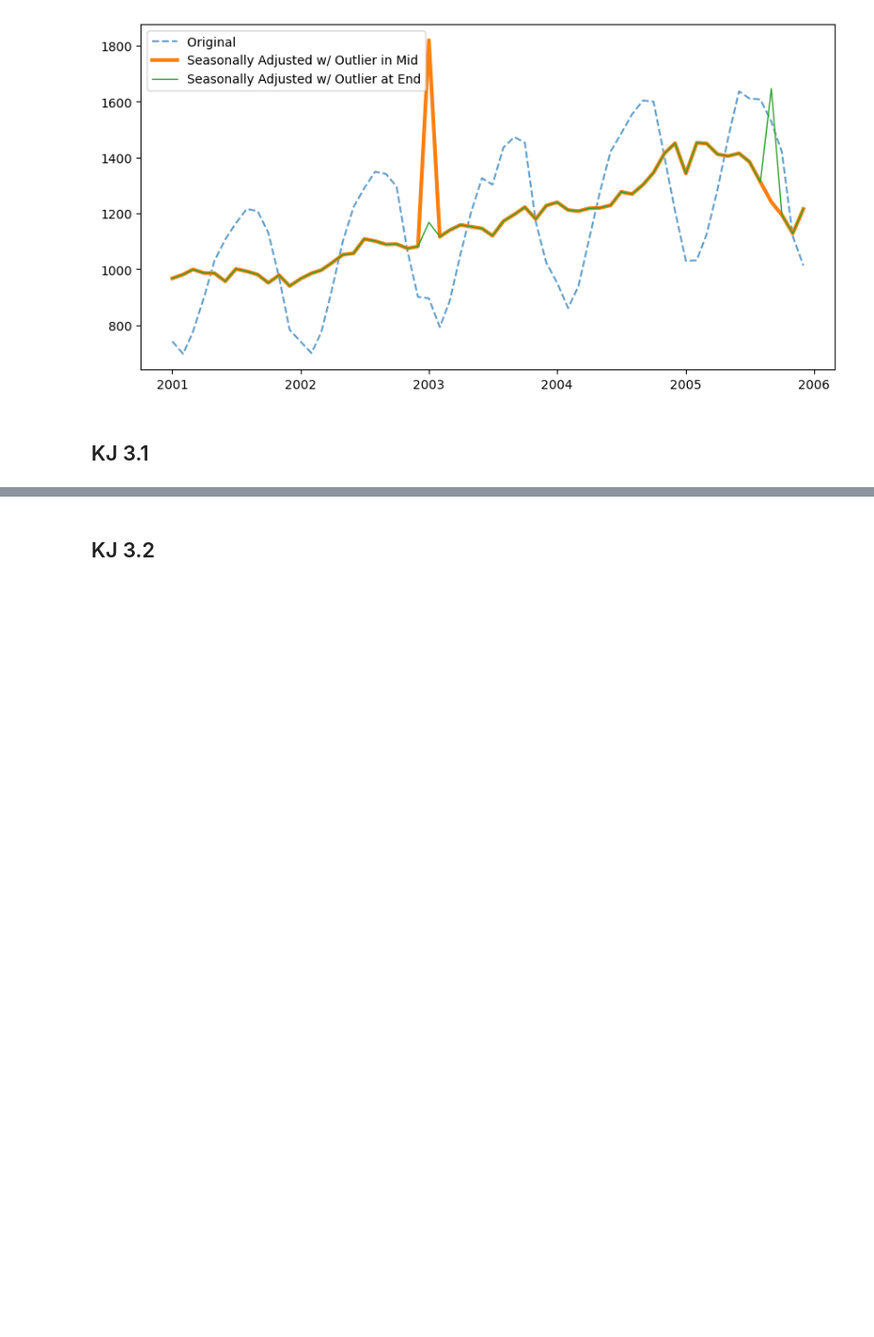
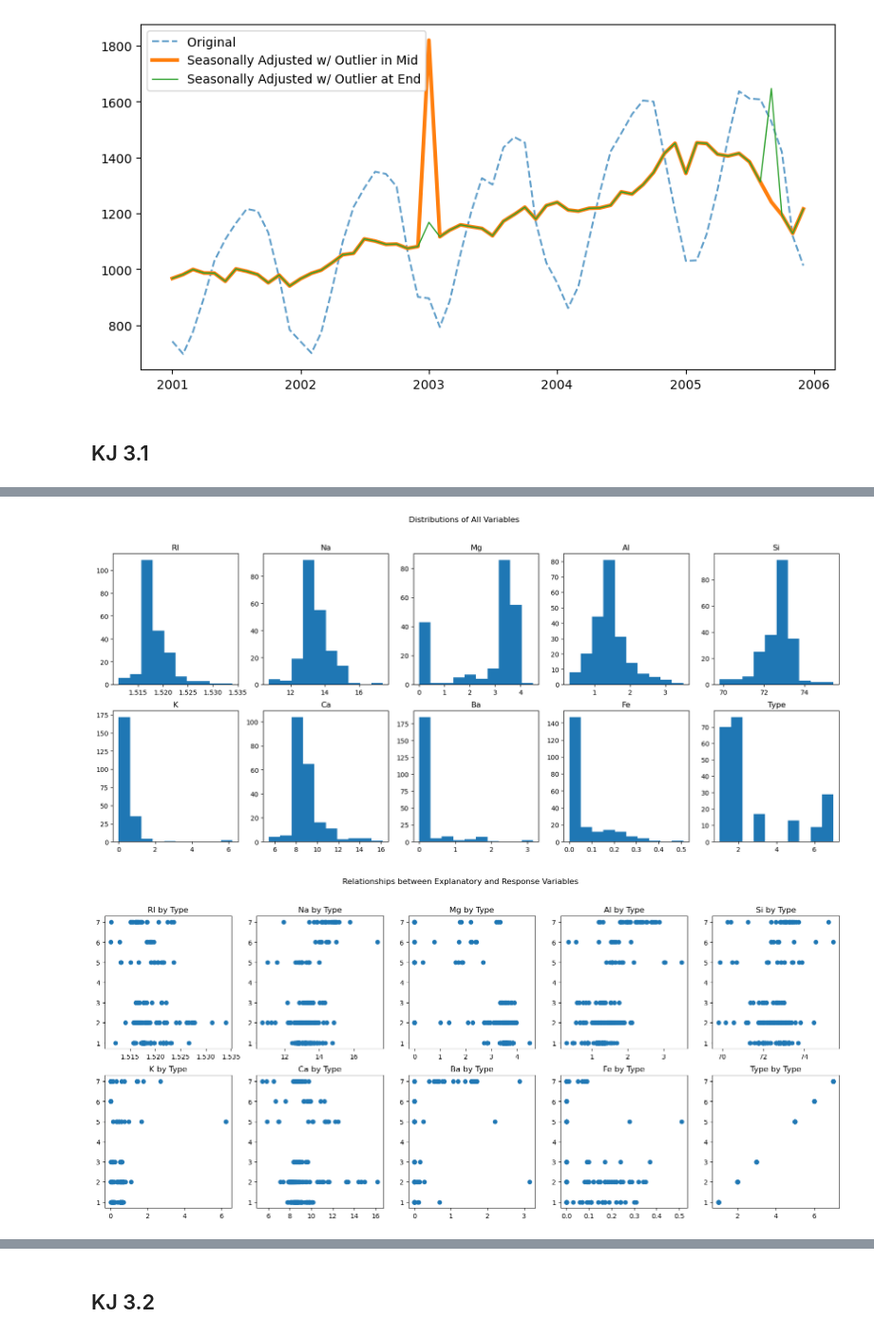
Before and after one commit to kac624/cuny, a Jupyter notebook: D624/Homework1.ipynb, the cells around one changed output, grey strips where cells are left out. Shown at 95% size. Drawn from its saved outputs; the diff is of its cells as text; code cells hidden in the pictures; blank space fills up the shorter version.

```diff
--- a/D624/Homework1.ipynb
+++ b/D624/Homework1.ipynb
@@ -445,3 +429,6 @@ Freq: MS, dtype: float64
 [figure]
 # %% [markdown]
 ## KJ 3.1
+# %%
+glass = pd.read_csv('data/glass.csv')
+glass
@@ -447,0 +449,17 @@ Freq: MS, dtype: float64
+# %%
+fig1, axs = plt.subplots(2, 5, figsize = (20,8))
+fig1.suptitle('Distributions of All Variables')
+for col, ax in zip(glass.columns, axs.ravel()):
+    ax.hist(glass[col])
+    ax.set_title(col)
+plt.show()
+
+fig2, axs = plt.subplots(2, 5, figsize = (20,8))
+fig2.suptitle('Relationships between Explanatory and Response Variables')
+for col, ax in zip(glass.columns, axs.ravel()):
+    ax.scatter(glass[col], glass['Type'])
+    ax.set_title(f"{col} by Type")
+plt.show()
+# %% [output]
+[figure, added]
+[figure, added]
```
Also changed, not shown: parts of 52 cells of this notebook, 12 other files.
